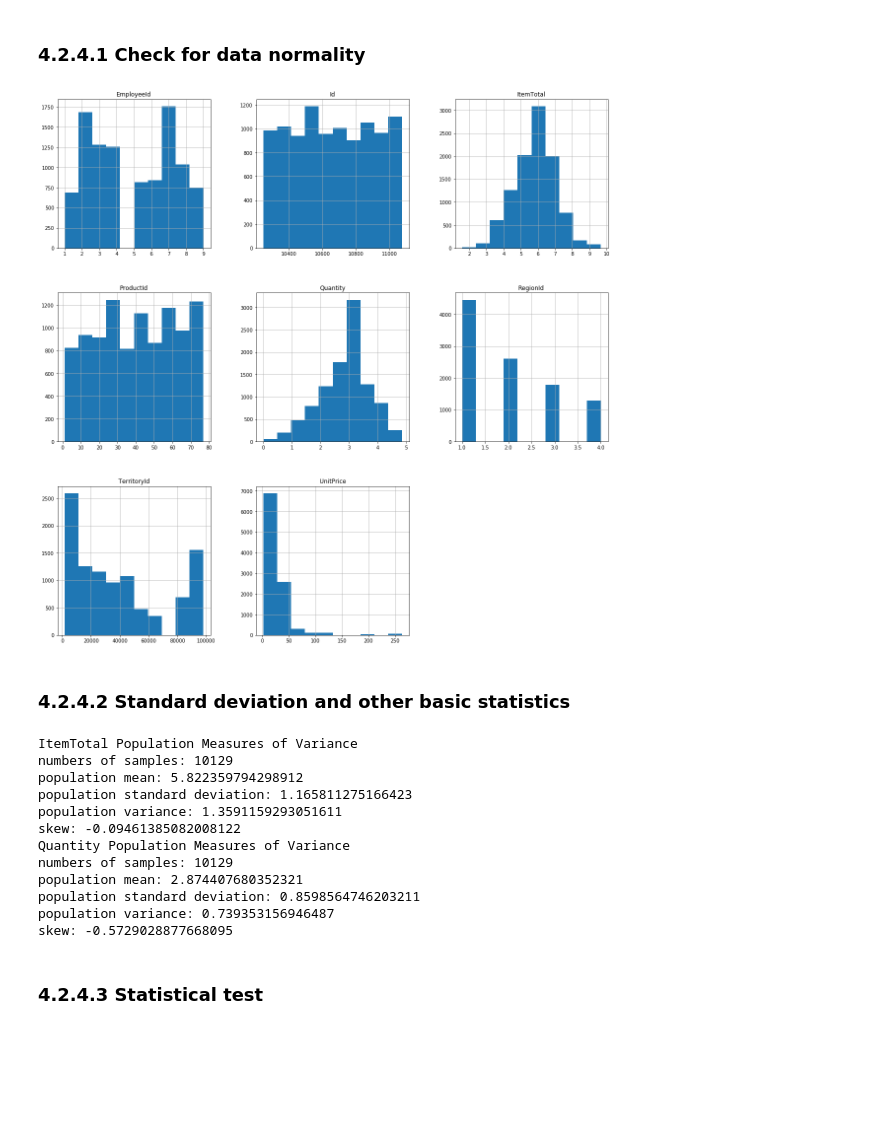
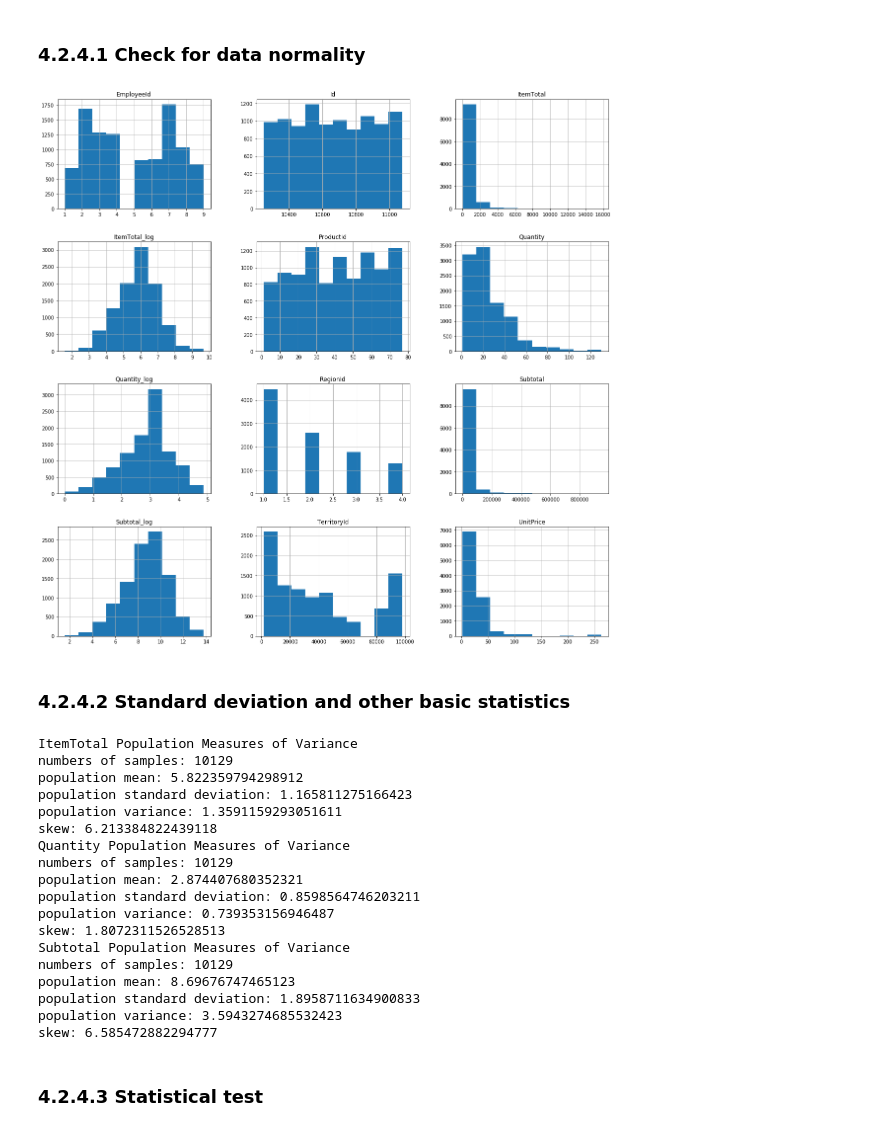
Before and after one commit to eannefawcett/Northwind-Database-Exploration, a Jupyter notebook: Region Performance.ipynb, the cells around one changed output. Cells and saved outputs as stored; diff of their text form; code cells hidden in the pictures; blank space fills up the shorter version.

```diff
--- a/Region Performance.ipynb
+++ b/Region Performance.ipynb
@@ -407,9 +407,8 @@ df.hist(figsize=(20,20));
 # %% [markdown]
 ### 4.2.3.2 Transform data
 # %%
-log = df.copy(deep=True)
-log['ItemTotal'] = df['ItemTotal'].map(lambda x: np.log(x))
-log['Quantity'] = df['Quantity'].map(lambda x: np.log(x))
-log.ItemTotal.hist()
+df['ItemTotal_log'] = df['ItemTotal'].map(lambda x: np.log(x))
+df['Quantity_log'] = df['Quantity'].map(lambda x: np.log(x))
+df.ItemTotal.hist()
 # %% [output]
 <matplotlib.axes._subplots.AxesSubplot at 0x...>
@@ -431,3 +427,7 @@ pass
+# %%
+# create features
+df['Subtotal'] = df['Quantity']*df['ItemTotal']
+df['Subtotal_log'] = df['Subtotal'].map(lambda x: np.log(x))
 # %% [markdown]
 ## 4.2.4 Model Data<a id='Model Data'></a>
 
@@ -439,38 +439,50 @@ pass
 ### 4.2.4.1 Check for data normality
 # %%
 # visual/code for data normality
-log.hist(figsize=(20,20));
+df.hist(figsize=(20,20));
 # %% [output]
-[figure, old version]
+[figure, new version]
 # %% [markdown]
 ### 4.2.4.2 Standard deviation and other basic statistics
 # %%
 # standard deviation for target variable
 print('ItemTotal Population Measures of Variance')
-print('numbers of samples: ' + str(len(log['ItemTotal'])))
-print('population mean: ' + str(mean(log['ItemTotal'])))
-print('population standard deviation: ' + str(std(log['ItemTotal'])))
-print('population variance: ' + str(std(log['ItemTotal'])**2))
-print('skew: ' + str(log['ItemTotal'].skew()))
+print('numbers of samples: ' + str(len(df['ItemTotal_log'])))
+print('population mean: ' + str(mean(df['ItemTotal_log'])))
+print('population standard deviation: ' + str(std(df['ItemTotal_log'])))
+print('population variance: ' + str(std(df['ItemTotal_log'])**2))
+print('skew: ' + str(df['ItemTotal'].skew()))
 print('Quantity Population Measures of Variance')
-print('numbers of samples: ' + str(len(log['Quantity'])))
-print('population mean: ' + str(mean(log['Quantity'])))
-print('population standard deviation: ' + str(std(log['Quantity'])))
-print('population variance: ' + str(std(log['Quantity'])**2))
-print('skew: ' + str(log['Quantity'].skew()))
+print('numbers of samples: ' + str(len(df['Quantity_log'])))
+print('population mean: ' + str(mean(df['Quantity_log'])))
+print('population standard deviation: ' + str(std(df['Quantity_log'])))
+print('population variance: ' + str(std(df['Quantity_log'])**2))
+print('skew: ' + str(df['Quantity'].skew()))
+print('Subtotal Population Measures of Variance')
+print('numbers of samples: ' + str(len(df['Subtotal_log'])))
+print('population mean: ' + str(mean(df['Subtotal_log'])))
+print('population standard deviation: ' + str(std(df['Subtotal_log'])))
+print('population variance: ' + str(std(df['Subtotal_log'])**2))
+print('skew: ' + str(df['Subtotal'].skew()))
 # %% [output]
 ItemTotal Population Measures of Variance
 numbers of samples: 10129
 population mean: 5.822359794298912
 population standard deviation: 1.165811275166423
 population variance: 1.3591159293051611
-skew: -0.09461385082008122
+skew: 6.213384822439118
 Quantity Population Measures of Variance
 numbers of samples: 10129
 population mean: 2.874407680352321
 population standard deviation: 0.8598564746203211
 population variance: 0.739353156946487
-skew: -0.5729028877668095
+skew: 1.8072311526528513
+Subtotal Population Measures of Variance
+numbers of samples: 10129
+population mean: 8.69676747465123
+population standard deviation: 1.8958711634900833
+population variance: 3.5943274685532423
+skew: 6.585472882294777
 # %% [markdown]
 ### 4.2.4.3 Statistical test
 # %%
```
Also changed, not shown: parts of 56 cells of this notebook, 6 other files.
